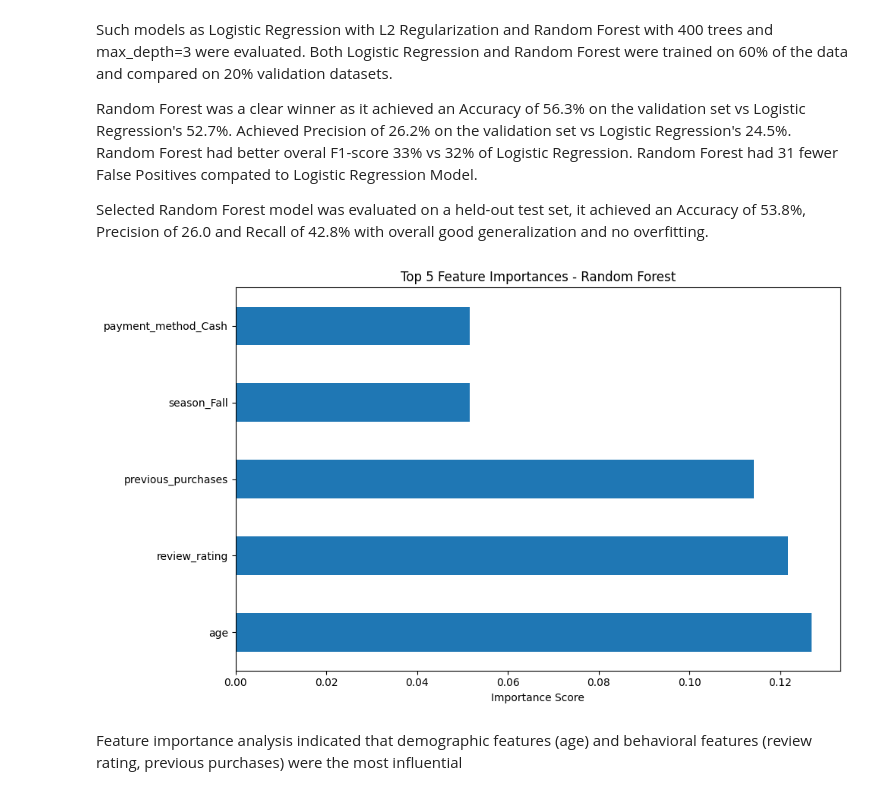
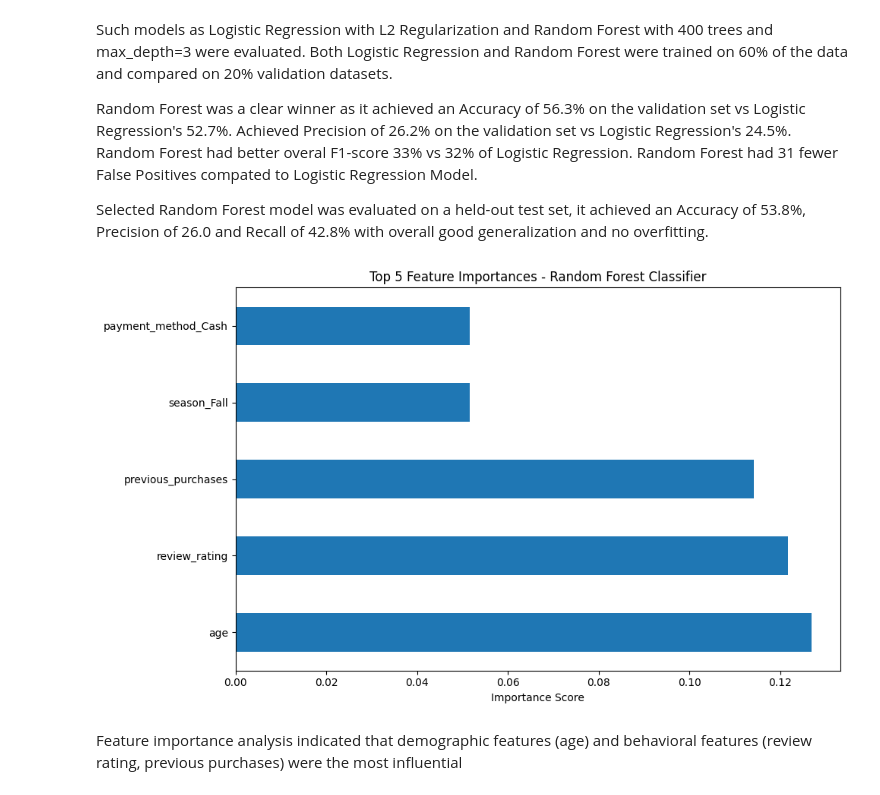
Before and after one commit to briannasancheztop/ADS505_Consumerbehavior, a Jupyter notebook: ADS505_Group_Project_.ipynb, the cells around one changed output. Saved outputs shown, nothing was run; the diff lists cells and outputs as text; code cells hidden in the pictures.

```diff
--- a/ADS505_Group_Project_.ipynb
+++ b/ADS505_Group_Project_.ipynb
@@ -510,14 +521,14 @@ it achieved an Accuracy of 53.8%, Precision of 26.0 and Recall of 42.8% with ove
 # %%
 #Plotted top 5 features predictive of high-value customers
 plt.figure(figsize=(10, 6))
 feature_imp = pd.Series(randomforest.feature_importances_, index=X.columns)
 feature_imp.nlargest(5).plot(kind='barh')
-plt.title('Top 5 Feature Importances - Random Forest')
+plt.title('Top 5 Feature Importances - Random Forest Classifier')
 plt.xlabel('Importance Score')
 plt.tight_layout()
 plt.show()
 # %% [output]
-[figure, old version]
+[figure, new version]
 # %% [markdown]
 Feature importance analysis indicated that demographic features (age) and behavioral features (review rating, previous purchases) were the most influential
 # %%
```
Also changed, not shown: parts of 8 cells of this notebook.
